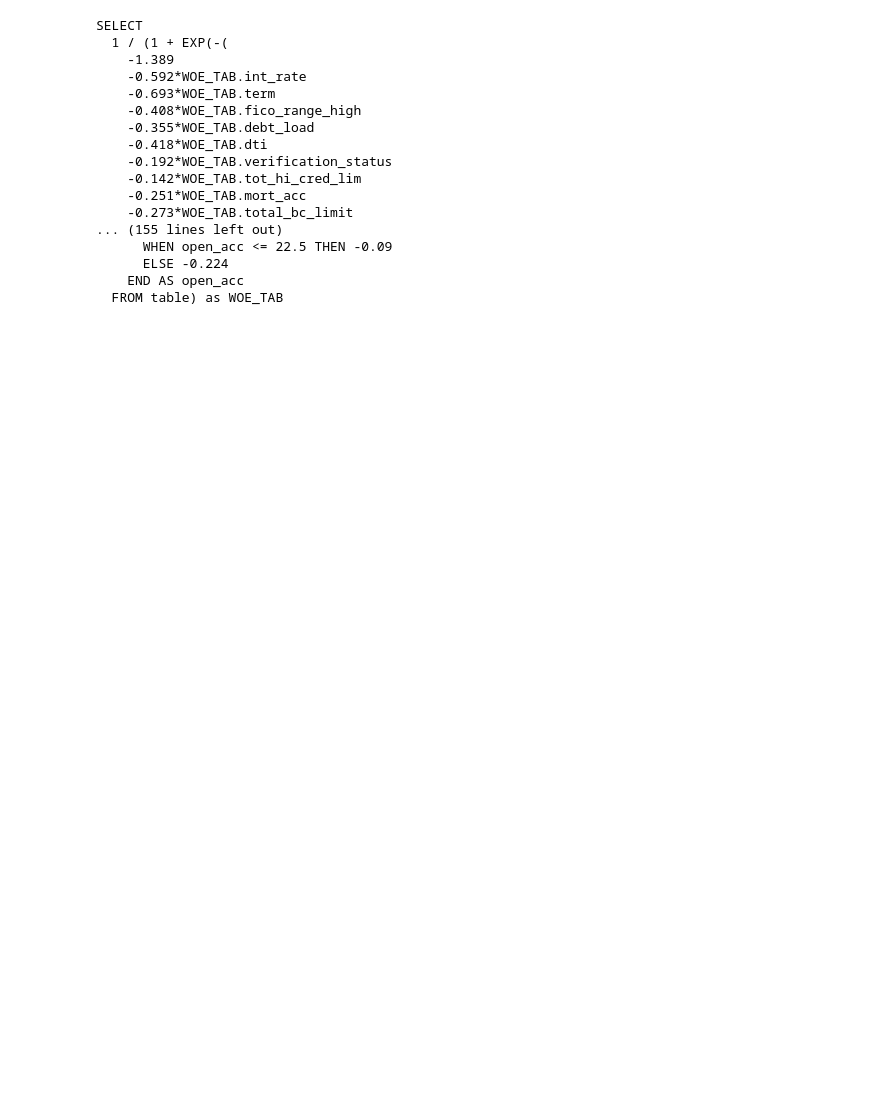
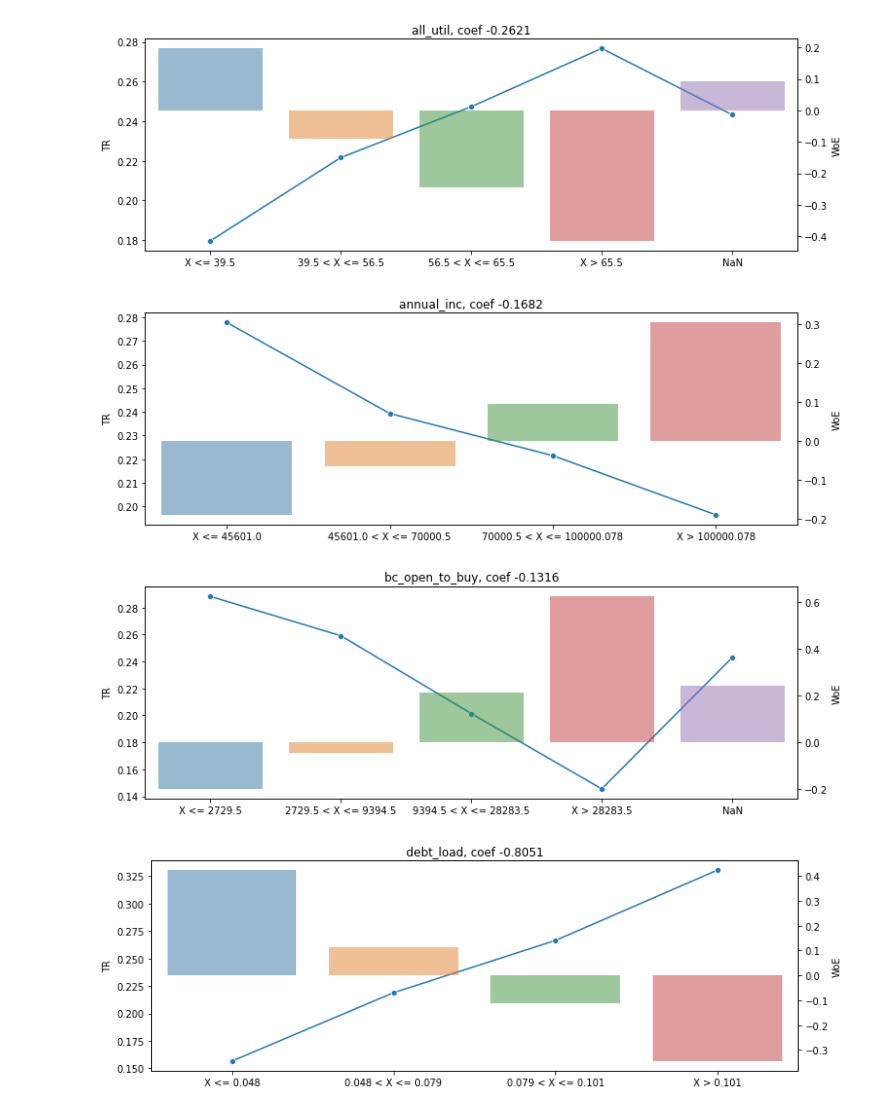
Before and after one commit to goo-goo-goo-joob/hse_credit_risk, a Jupyter notebook: masha_WoE - interpretated.ipynb, the cells around one changed output. Saved outputs shown, nothing was run; the diff lists cells and outputs as text; code cells hidden in the pictures; blank space fills up the shorter version.

```diff
--- a/masha_WoE - interpretated.ipynb
+++ b/masha_WoE - interpretated.ipynb
@@ -211,15 +167,0 @@ auto_woe.get_model_represenation()
-# %%
-results = []
-for k, v in auto_woe.get_model_represenation()['features'].items():
-    i = 0
-    for i, thr in enumerate(v['splits']):
-        row = {'col': k, 'cond':0, 'score': v['cod_dict'][i] * v['weight']}
-        if i == 0:
-            row['cond'] = 'X <= {}'.format(thr)
-        else:
-            row['cond'] = '{} < X <= {}'.format(v['splits'][i - 1], thr)
-        results.append(row)
-    results.append({'col': k, 'cond': 'X > {}'.format(v['splits'][-1]), 'score': v['cod_dict'][i + 1] * v['weight']})
-    results.append({'col': k, 'cond': 'NaN', 'score': v['spec_cod'][v['nan_value']] * v['weight']})
-results.append({'col': 'intercept', 'cond': '', 'score': auto_woe.get_model_represenation()['intercept']})
-pd.DataFrame(results).set_index(['col', 'cond',]).round(3)
@@ -228,20 +232,19 @@ KeyError: 'splits'
 # %%
-print(auto_woe.get_sql_inference_query('table'))
+s = auto_woe.test_encoding(samples["oot"])
+s['target'] = samples["oot"]['target']
+for f, res in results.assign(condition=results['condition'].map(lambda x: x.replace(', ', ',\n'))).groupby('feature'):
+    if f != 'intercept':
+        fig, ax1 = plt.subplots(figsize=(12,4))
+        d = s.round(6).groupby(f)['target'].mean().to_dict()
+
+        sns.lineplot(data=pd.Series([d.get(w, None) for w in res['WoE'].values], name='TR'), marker='o', sort = False, ax=ax1)
+        ax2 = ax1.twinx()
+
+        sns.barplot(x=res['condition'], y=res['WoE'], order=res['condition'], alpha=0.5, ax=ax2)
+        plt.title(f + ', coef ' + str(np.round(res['weight'].values[0], 4)))
+        plt.show()
 # %% [output]
-SELECT
-  1 / (1 + EXP(-(
-    -1.389
-    -0.592*WOE_TAB.int_rate
-    -0.693*WOE_TAB.term
-    -0.408*WOE_TAB.fico_range_high
-    -0.355*WOE_TAB.debt_load
-    -0.418*WOE_TAB.dti
-    -0.192*WOE_TAB.verification_status
-    -0.142*WOE_TAB.tot_hi_cred_lim
-    -0.251*WOE_TAB.mort_acc
-    -0.273*WOE_TAB.total_bc_limit
-... (155 lines left out)
-      WHEN open_acc <= 22.5 THEN -0.09
-      ELSE -0.224
-    END AS open_acc
-  FROM table) as WOE_TAB
+[figure, added]
+[figure, added]
+[figure, added]
+[figure, added]
```
Also changed, not shown: parts of 22 cells of this notebook, 2 other files.
